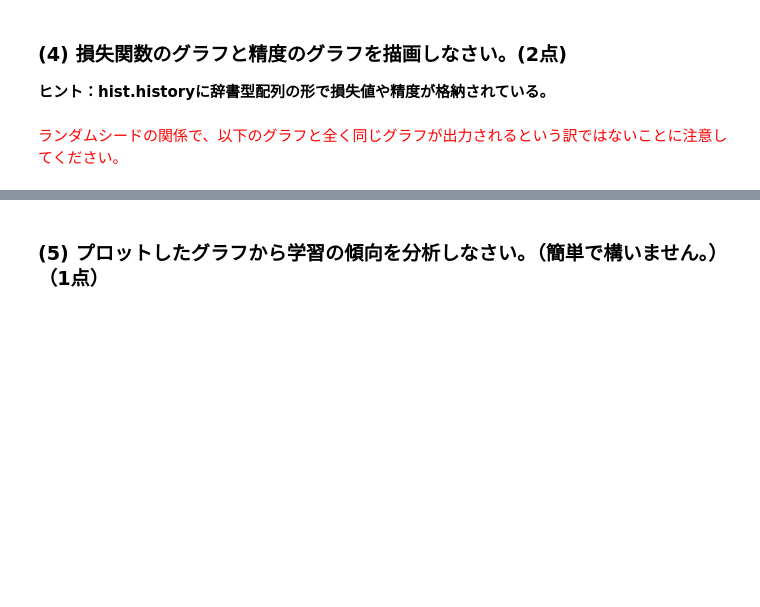
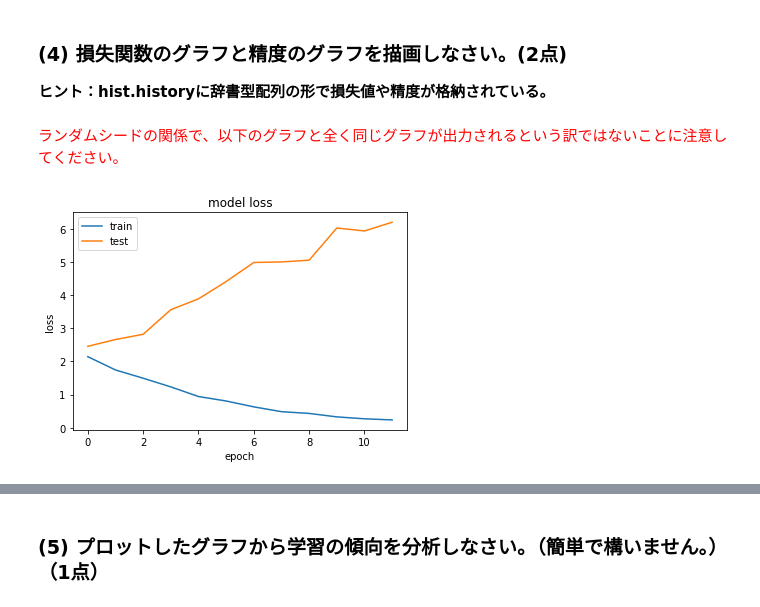
Before and after one commit to sabosabo7/prog, a Jupyter notebook: HAIT/no3/week4_test.ipynb, the cells around one changed output, grey strips where cells are left out. Drawn from its saved outputs; the diff is of its cells as text; code cells hidden in the pictures; blank space fills up the shorter version.

```diff
--- a/HAIT/no3/week4_test.ipynb
+++ b/HAIT/no3/week4_test.ipynb
@@ -342,0 +329,24 @@ model.summary()
+# %%
+# モデルの定義(計5点)
+model = Sequential()
+
+## ２次元畳み込み層１ （1点）
+model.add(Conv2D(filters=32,input_shape=(32,32,3),kernel_size=(3,3),padding="same"))
+model.add(Activation("relu"))
+## ２次元畳み込み層２ （1点）
+model.add(Conv2D(filters=64,kernel_size=(3,3),padding="same"))
+model.add(Activation("relu"))
+## maxプーリング層 （1点）
+model.add(MaxPool2D(pool_size=(2,2)))
+model.add(Dropout(0.25))
+## 全結合層１ （1点）
+model.add(Flatten())
+model.add(Dense(128))
+model.add(Activation("relu"))
+model.add(Dropout(0.5))
+## 全結合層２ （1点）
+model.add(Dense(10))
+model.add(Activation("softmax"))
+
+
+model.summary()
@@ -344,5 +372,5 @@ model.summary()
 ### (2) 損失関数を適切に設定し、以下のmodelのコンパイルを完成させよ。 (1点)
 # %%
 #コンパイルの完成(損失関数の欄を埋める)(1点)
-model.compile(loss = ? ,
+model.compile(loss = "categorical_crossentropy" ,
               optimizer = Adam(lr=0.001, beta_1=0.9, beta_2=0.999, epsilon=1e-08), metrics = ['accuracy'])
@@ -352,0 +386,2 @@ hist =
+# %%
+hist = model.fit(X_train,y_train,batch_size=35,epochs=12,verbose=1,validation_data=(X_test,y_test))
@@ -374,0 +411,17 @@ plot_history_acc(hist)
+# %%
+## 損失関数のグラフ(1点)
+def plot_history_loss(hist):
+    """
+    ここに記入
+    """
+    plt.plot(hist.history["loss"],label="train")
+    plt.plot(hist.history["val_loss"],label="test")
+    plt.xlabel("epoch")
+    plt.ylabel("loss")
+    plt.title("model loss")
+    plt.legend()
+    plt.show()
+
+plot_history_loss(hist)
+# %% [output]
+[figure, added]
```
Also changed, not shown: parts of 37 cells of this notebook, 1 other file.
